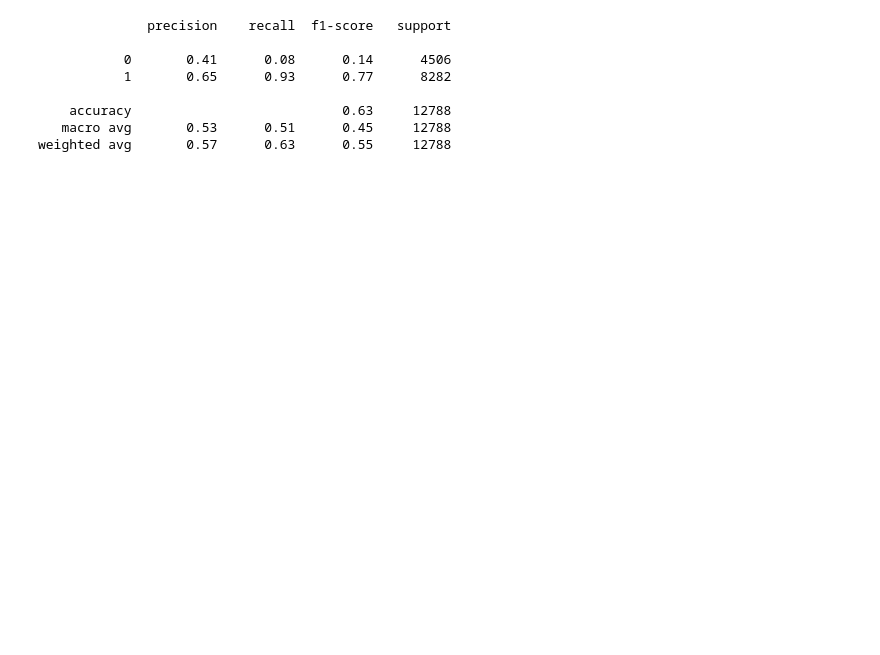
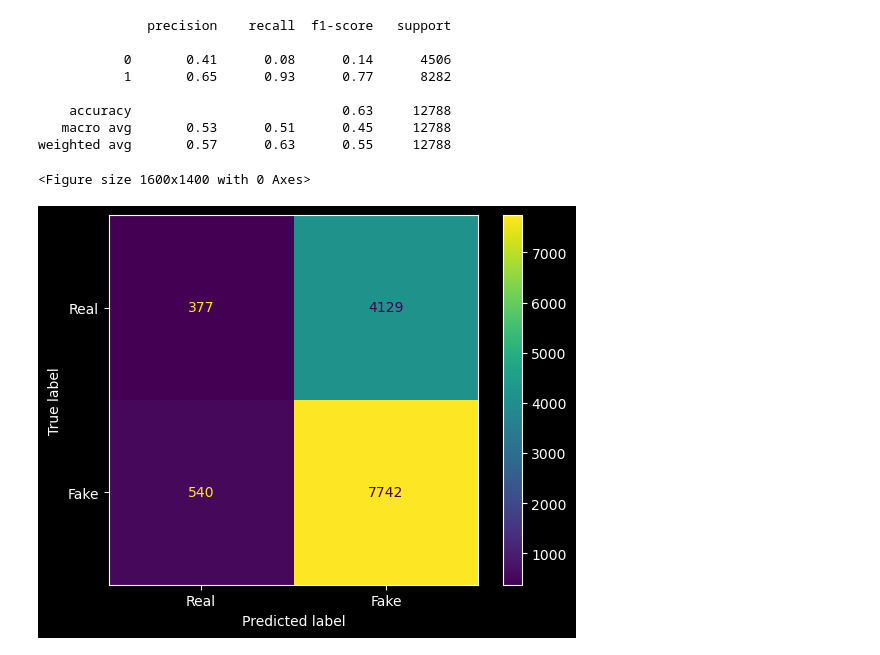
Before and after one commit to karlaugustnybo/Fake-News-Project, a Jupyter notebook: news/news_part_4.ipynb, the cells around one changed output. Saved outputs shown, nothing was run; the diff lists cells and outputs as text; code cells hidden in the pictures; blank space fills up the shorter version.

```diff
--- a/news/news_part_4.ipynb
+++ b/news/news_part_4.ipynb
@@ -78,13 +160,24 @@ X = vectorizer.transform(X)
 # %%
-# Predictions
-y_preds = svm.predict(X)
-print(classification_report(y, y_preds))
+# Predictions using SVM
+y_preds_svm = svm.predict(X_tfidf)
+print(classification_report(y, y_preds_svm))
+
+cmatrix = confusion_matrix(y, y_preds_svm)
+cm_display = ConfusionMatrixDisplay(confusion_matrix=cmatrix, display_labels=['Real','Fake'])
+plt.figure(figsize=(16,14))
+plt.style.use('default')
+plt.style.use('dark_background')
+cm_display.plot()
+plt.show()
+plt.style.use('ggplot')
 # %% [output]
               precision    recall  f1-score   support
 
            0       0.41      0.08      0.14      4506
            1       0.65      0.93      0.77      8282
 
     accuracy                           0.63     12788
    macro avg       0.53      0.51      0.45     12788
 weighted avg       0.57      0.63      0.55     12788
+<Figure size 1600x1400 with 0 Axes>
+[figure, added]
```
Also changed, not shown: parts of 8 cells of this notebook, 8 other files.
